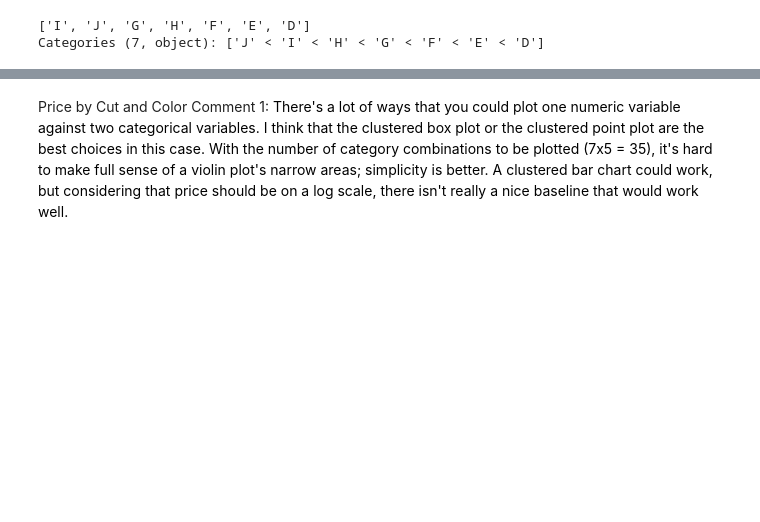
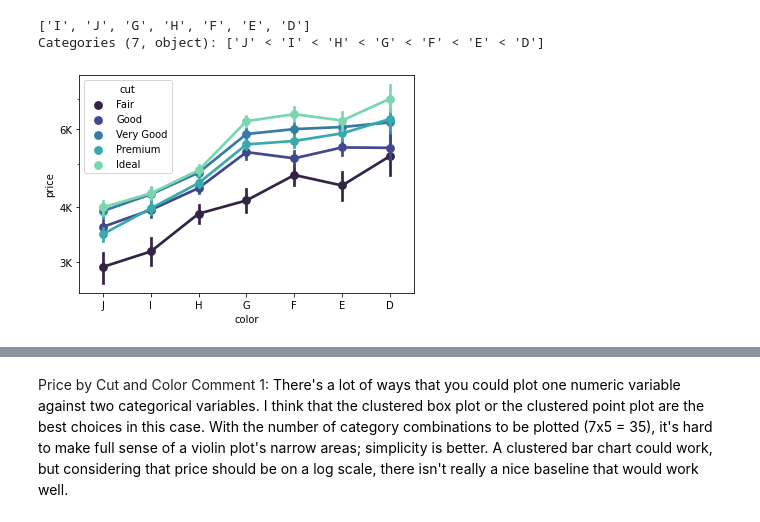
Before and after one commit to Meng-nanco/data_visualization_practice, a Jupyter notebook: diamonds_multivariate_exploration.ipynb, the cells around one changed output, grey strips where cells are left out. Saved outputs shown, nothing was run; the diff lists cells and outputs as text; code cells hidden in the pictures; blank space fills up the shorter version.

Commit message:
Add a pointplot in the second task

```diff
--- a/diamonds_multivariate_exploration.ipynb
+++ b/diamonds_multivariate_exploration.ipynb
@@ -74,6 +75,12 @@ diamonds_sub['color'].unique()
 # %% [output]
 ['I', 'J', 'G', 'H', 'F', 'E', 'D']
 Categories (7, object): ['J' < 'I' < 'H' < 'G' < 'F' < 'E' < 'D']
+# %%
+sb.pointplot(data=diamonds_sub, x='color', y='price', hue='cut', palette='mako')
+plt.yscale('log')
+plt.yticks([3000, 4000, 6000], ['3K', '4K', '6K']);
+# %% [output]
+[figure, added]
 # %%
 # multivariate plot of price by cut and color, for approx. 1 carat diamonds
 plt.figure(figsize=(10,6))
```
Also changed, not shown: parts of 3 cells of this notebook.
